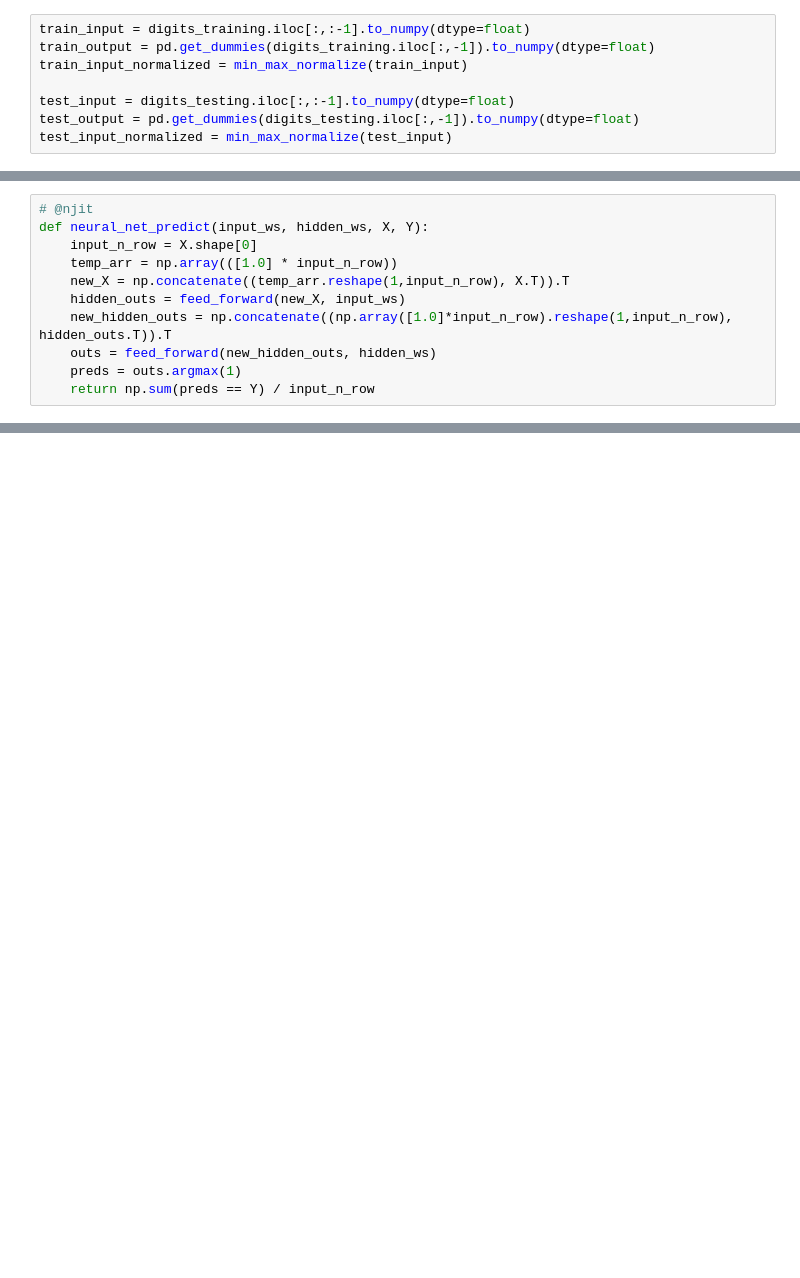
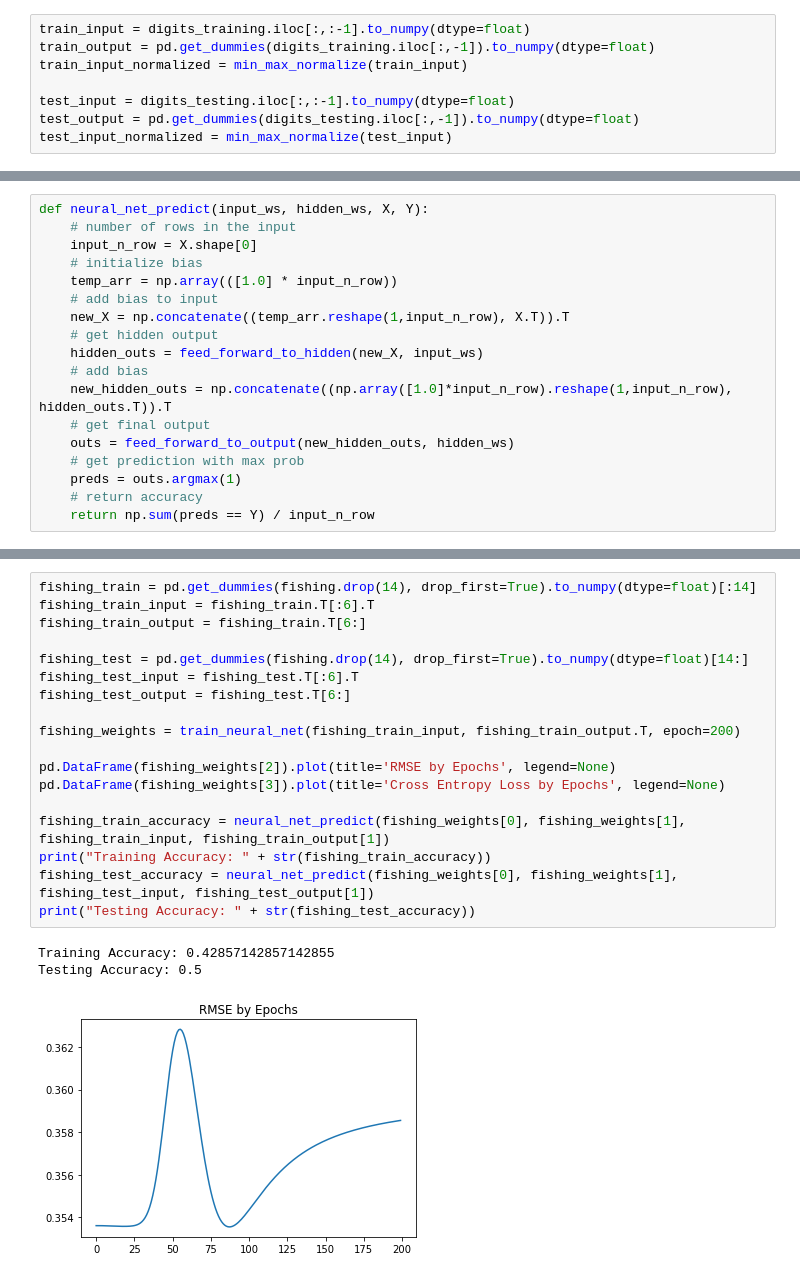
Before and after one commit to hchenfeng/Introduction-to-Machine-Learning, a Jupyter notebook: notebooks/project4.ipynb, the cells around one changed output, grey strips where cells are left out. Saved outputs shown, nothing was run; the diff lists cells and outputs as text; blank space fills up the shorter version.

```diff
--- a/notebooks/project4.ipynb
+++ b/notebooks/project4.ipynb
@@ -194,11 +219,18 @@ pd.DataFrame(test[2]).plot()
 # %%
-# @njit
 def neural_net_predict(input_ws, hidden_ws, X, Y):
+    # number of rows in the input
     input_n_row = X.shape[0]
+    # initialize bias
     temp_arr = np.array(([1.0] * input_n_row))
+    # add bias to input
     new_X = np.concatenate((temp_arr.reshape(1,input_n_row), X.T)).T
-    hidden_outs = feed_forward(new_X, input_ws)
+    # get hidden output
+    hidden_outs = feed_forward_to_hidden(new_X, input_ws)
+    # add bias
     new_hidden_outs = np.concatenate((np.array([1.0]*input_n_row).reshape(1,input_n_row), hidden_outs.T)).T
-    outs = feed_forward(new_hidden_outs, hidden_ws)
+    # get final output
+    outs = feed_forward_to_output(new_hidden_outs, hidden_ws)
+    # get prediction with max prob
     preds = outs.argmax(1)
+    # return accuracy
     return np.sum(preds == Y) / input_n_row
@@ -226,0 +338,22 @@ neural_net_predict(weights[0], weights[1], test_input_normalized, digits_testing
+# %%
+fishing_train = pd.get_dummies(fishing.drop(14), drop_first=True).to_numpy(dtype=float)[:14]
+fishing_train_input = fishing_train.T[:6].T
+fishing_train_output = fishing_train.T[6:]
+
+fishing_test = pd.get_dummies(fishing.drop(14), drop_first=True).to_numpy(dtype=float)[14:]
+fishing_test_input = fishing_test.T[:6].T
+fishing_test_output = fishing_test.T[6:]
+
+fishing_weights = train_neural_net(fishing_train_input, fishing_train_output.T, epoch=200)
+
+pd.DataFrame(fishing_weights[2]).plot(title='RMSE by Epochs', legend=None)
+pd.DataFrame(fishing_weights[3]).plot(title='Cross Entropy Loss by Epochs', legend=None)
+
+fishing_train_accuracy = neural_net_predict(fishing_weights[0], fishing_weights[1], fishing_train_input, fishing_train_output[1])
+print("Training Accuracy: " + str(fishing_train_accuracy))
+fishing_test_accuracy = neural_net_predict(fishing_weights[0], fishing_weights[1], fishing_test_input, fishing_test_output[1])
+print("Testing Accuracy: " + str(fishing_test_accuracy))
+# %% [output]
+Training Accuracy: 0.42857142857142855
+Testing Accuracy: 0.5
+[figure, added]
```
Also changed, not shown: parts of 43 cells of this notebook, 2 other files.
